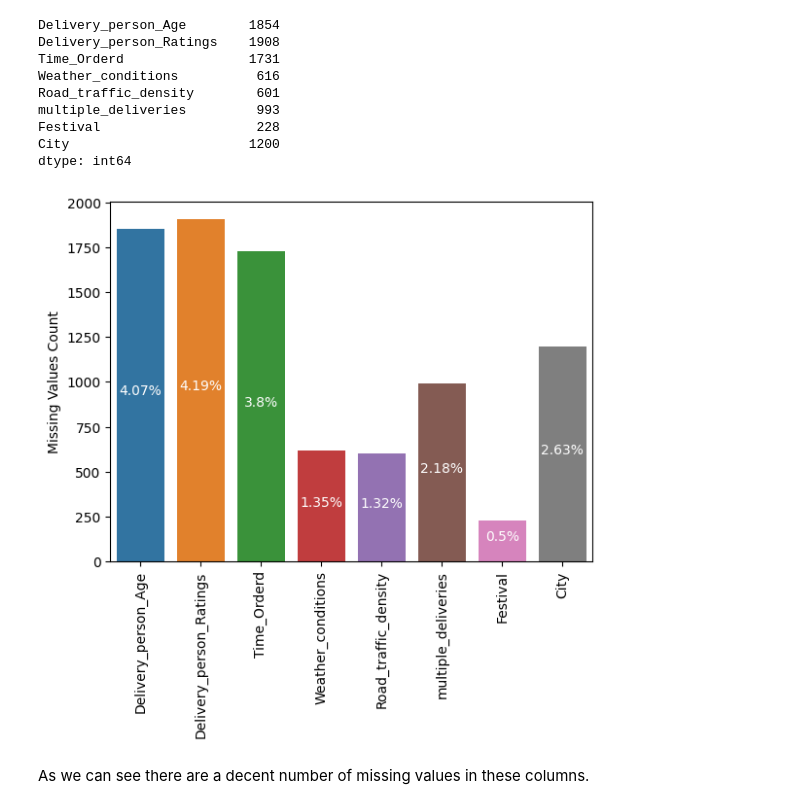
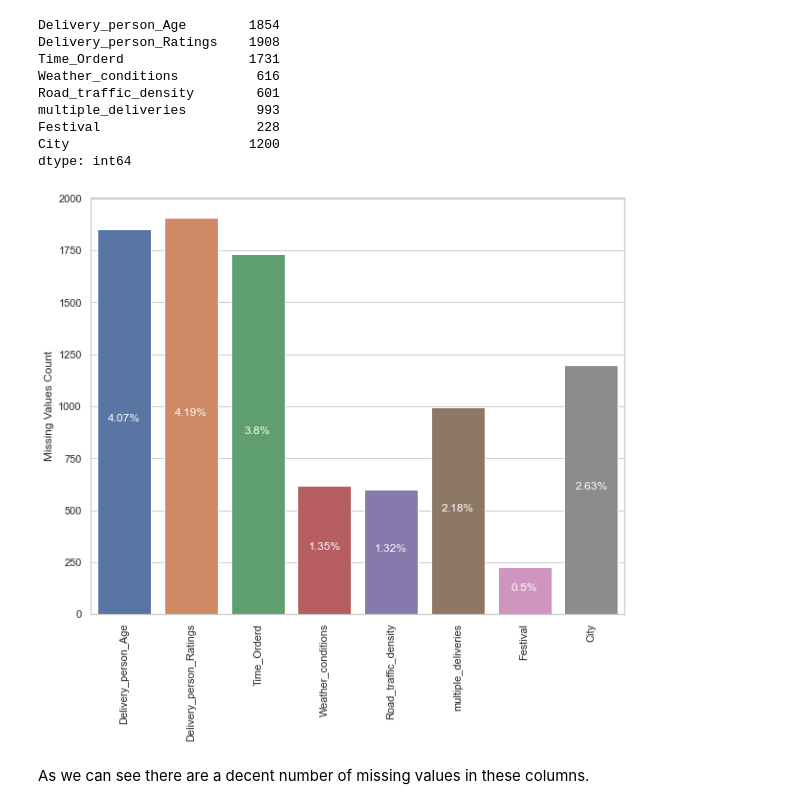
Before and after one commit to ganeshss0/ineuron_ml_task_1, a Jupyter notebook: notebooks/eda.ipynb, the cells around one changed output. Cells and saved outputs as stored; diff of their text form; code cells hidden in the pictures.

```diff
--- a/notebooks/eda.ipynb
+++ b/notebooks/eda.ipynb
@@ -68,22 +68,23 @@ dtype: int64
 # %%
 # selecting only columns with missing values more than 0
 missing = missing_count[missing_count > 0]
 # percentage of missing values
 missing_prcnt = (missing/data.shape[0]) * 100
-
+sns.set(rc = {'figure.figsize': (10, 8)})
+sns.set_style(style = 'whitegrid')
 ax = sns.barplot(x = missing.index, y = missing.values)
 plt.ylabel('Missing Values Count')
 
 # labeling the all bar with missing number of percentage
 for i in range(missing.shape[0]):
     x, y = i, missing[i]/2
     s = str(round(missing_prcnt[i], 2)) + '%'
     ax.text(x, y, s, color = 'white', ha = 'center')
 
 plt.xticks(rotation = 90)
 plt.show()
 # %% [output]
-[figure, old version]
+[figure, new version]
 # %% [markdown]
 As we can see there are a decent number of missing values in these columns.
 # %%
```
Also changed, not shown: parts of 44 cells of this notebook.
